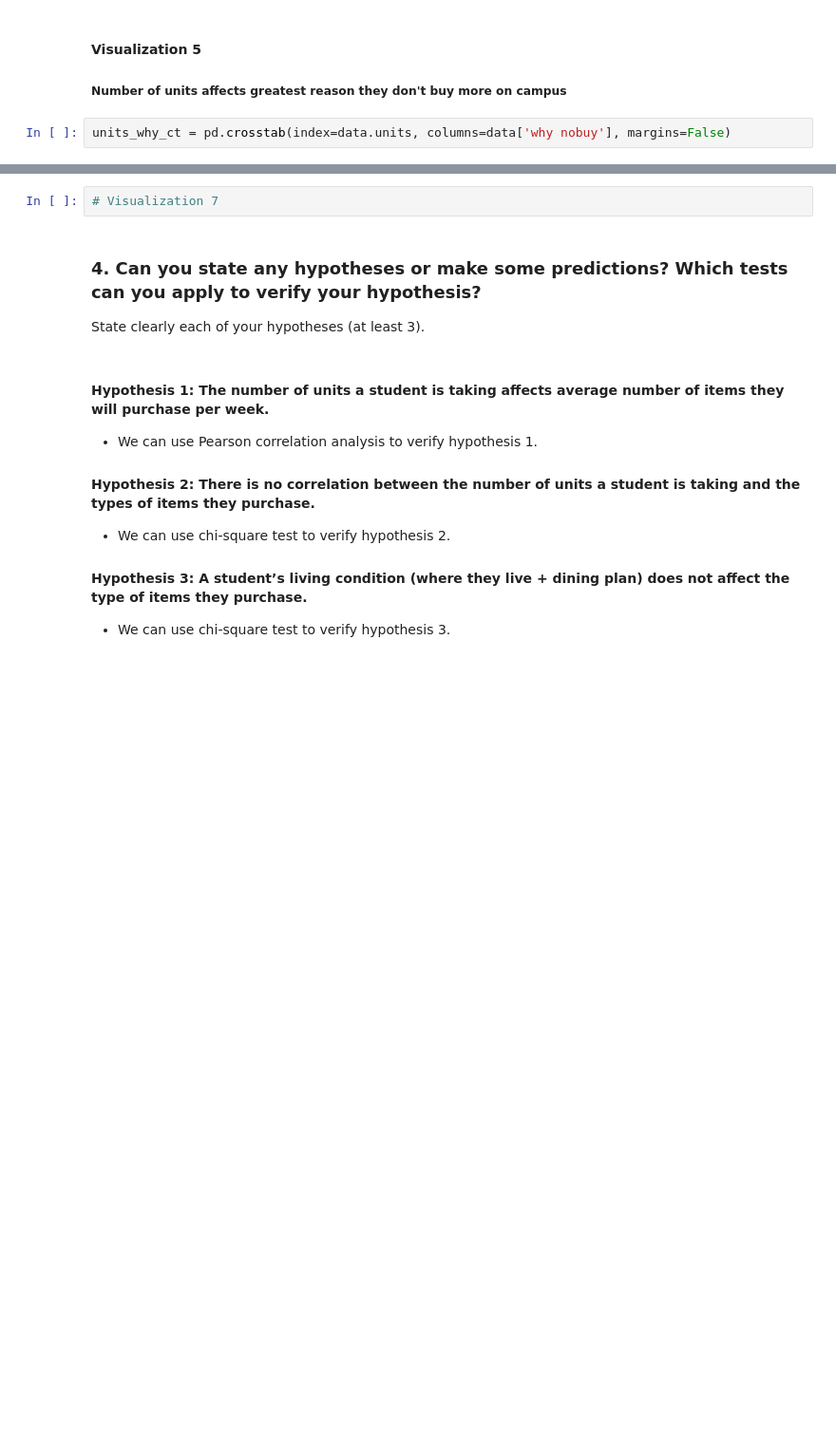
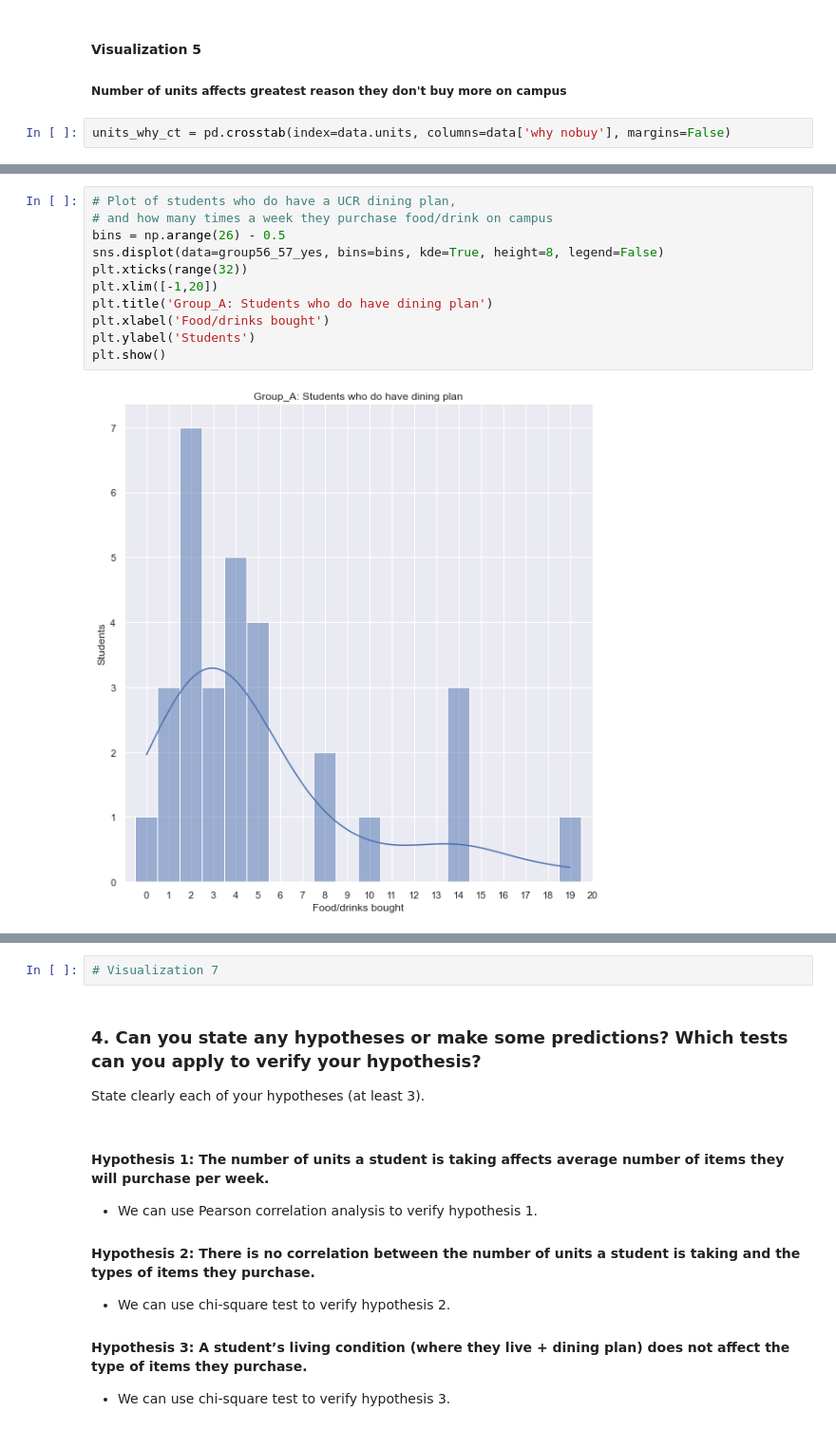
Before and after one commit to PikaSannnnn/cs105minproject, a Jupyter notebook: miniproject.ipynb, the cells around one changed output, grey strips where cells are left out. Shown at 95% size. Cells and saved outputs as stored; diff of their text form; blank space fills up the shorter version.

```diff
--- a/miniproject.ipynb
+++ b/miniproject.ipynb
@@ -468,0 +482,13 @@ NameError: name 'no_margins' is not defined
+# %%
+# Plot of students who do have a UCR dining plan,
+# and how many times a week they purchase food/drink on campus
+bins = np.arange(26) - 0.5
+sns.displot(data=group56_57_yes, bins=bins, kde=True, height=8, legend=False)
+plt.xticks(range(32))
+plt.xlim([-1,20])
+plt.title('Group_A: Students who do have dining plan')
+plt.xlabel('Food/drinks bought')
+plt.ylabel('Students')
+plt.show()
+# %% [output]
+[figure, added]
```
Also changed, not shown: parts of 8 cells of this notebook.
